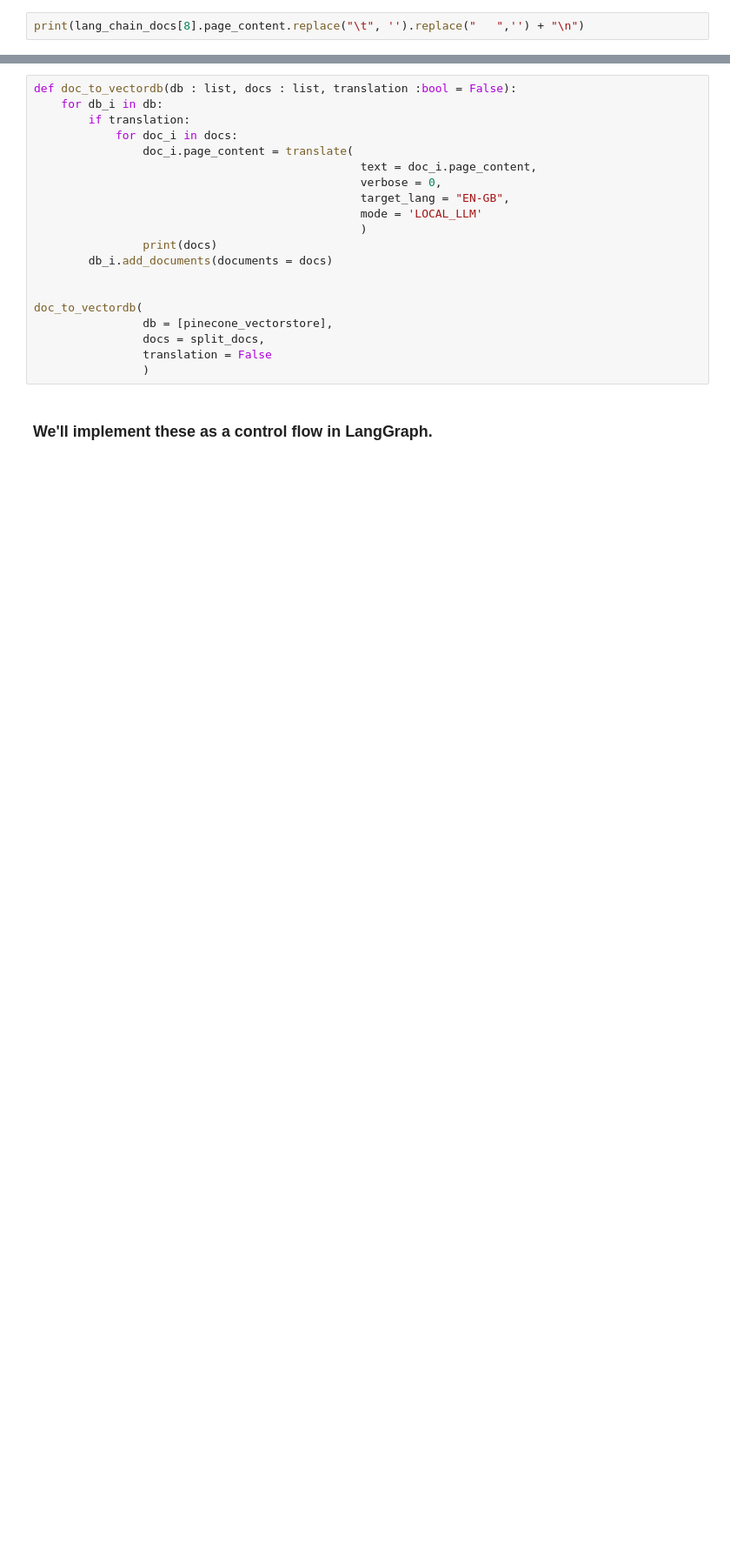
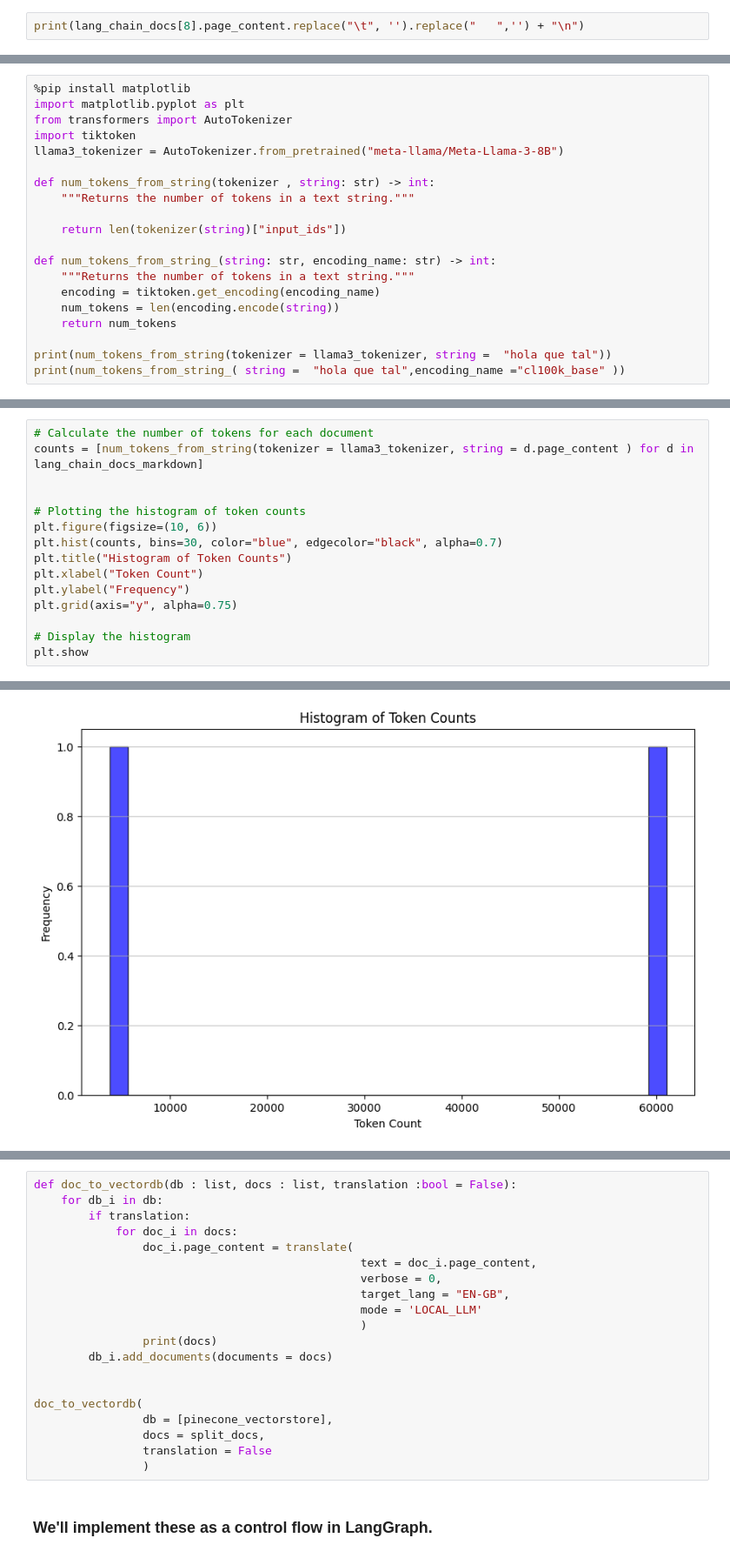
Before and after one commit to kokeitor/BOE-RAPTOR-Dimensional-RAG, a Jupyter notebook: boe.ipynb, the cells around one changed output, grey strips where cells are left out. Shown at 87% size. Cells and saved outputs as stored; diff of their text form; blank space fills up the shorter version.

```diff
--- a/boe.ipynb
+++ b/boe.ipynb
@@ -764,0 +616,20 @@ BOLETÍN OFICIAL DEL ESTADO D. L.: M-1/1958 - ISSN: 0212-033X
+# %%
+%pip install matplotlib
+import matplotlib.pyplot as plt
+from transformers import AutoTokenizer
+import tiktoken
+llama3_tokenizer = AutoTokenizer.from_pretrained("meta-llama/Meta-Llama-3-8B")
+
+def num_tokens_from_string(tokenizer , string: str) -> int:
+    """Returns the number of tokens in a text string."""
+
+    return len(tokenizer(string)["input_ids"])
+
+def num_tokens_from_string_(string: str, encoding_name: str) -> int:
+    """Returns the number of tokens in a text string."""
+    encoding = tiktoken.get_encoding(encoding_name)
+    num_tokens = len(encoding.encode(string))
+    return num_tokens
+
+print(num_tokens_from_string(tokenizer = llama3_tokenizer, string =  "hola que tal"))
+print(num_tokens_from_string_( string =  "hola que tal",encoding_name ="cl100k_base" ))
@@ -764,0 +654,16 @@ BOLETÍN OFICIAL DEL ESTADO D. L.: M-1/1958 - ISSN: 0212-033X
+# %%
+# Calculate the number of tokens for each document
+counts = [num_tokens_from_string(tokenizer = llama3_tokenizer, string = d.page_content ) for d in lang_chain_docs_markdown]
+
+
+# Plotting the histogram of token counts
+plt.figure(figsize=(10, 6))
+plt.hist(counts, bins=30, color="blue", edgecolor="black", alpha=0.7)
+plt.title("Histogram of Token Counts")
+plt.xlabel("Token Count")
+plt.ylabel("Frequency")
+plt.grid(axis="y", alpha=0.75)
+
+# Display the histogram
+plt.show
+# %% [output]
@@ -764,0 +671 @@ BOLETÍN OFICIAL DEL ESTADO D. L.: M-1/1958 - ISSN: 0212-033X
+[figure, added]
```
Also changed, not shown: parts of 45 cells of this notebook.
